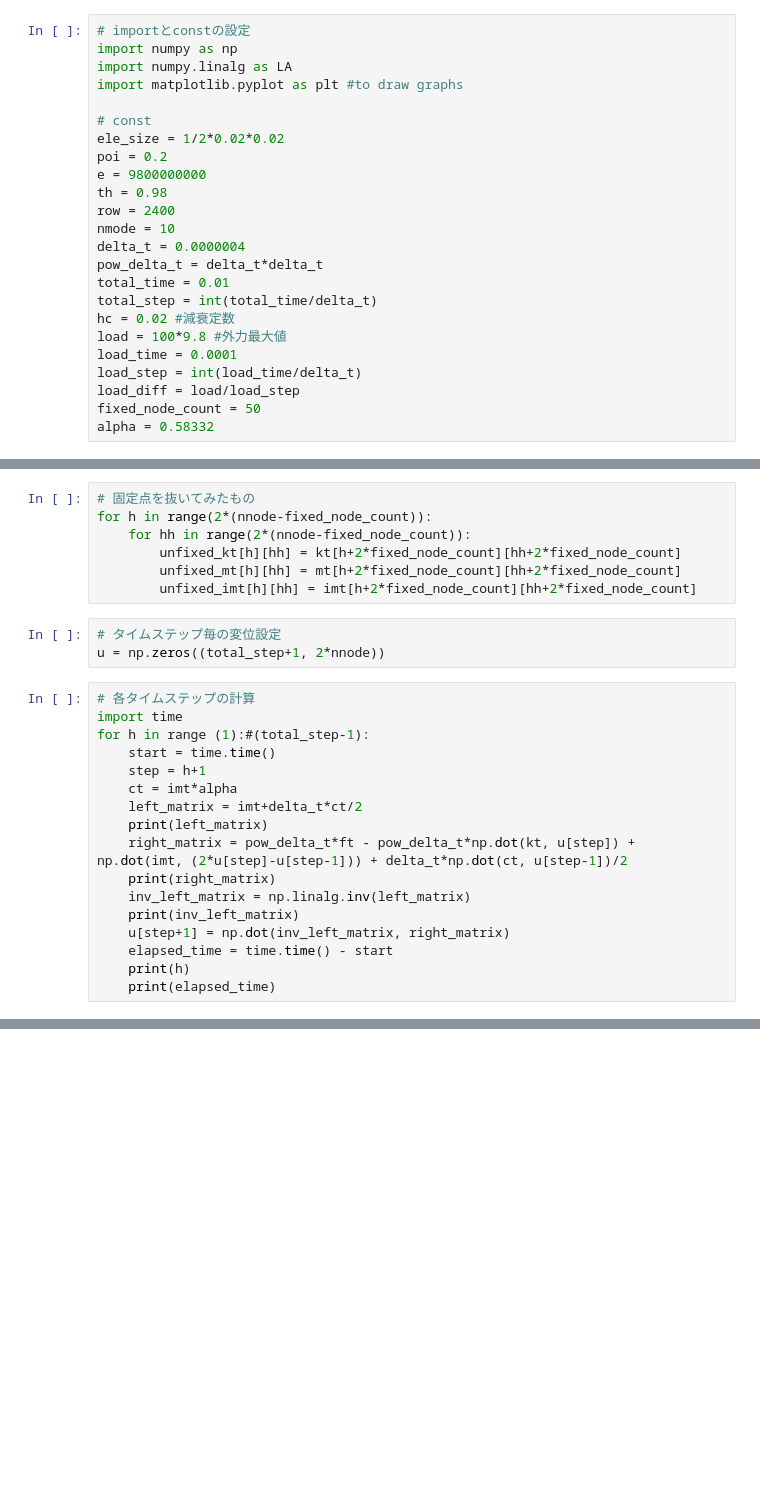
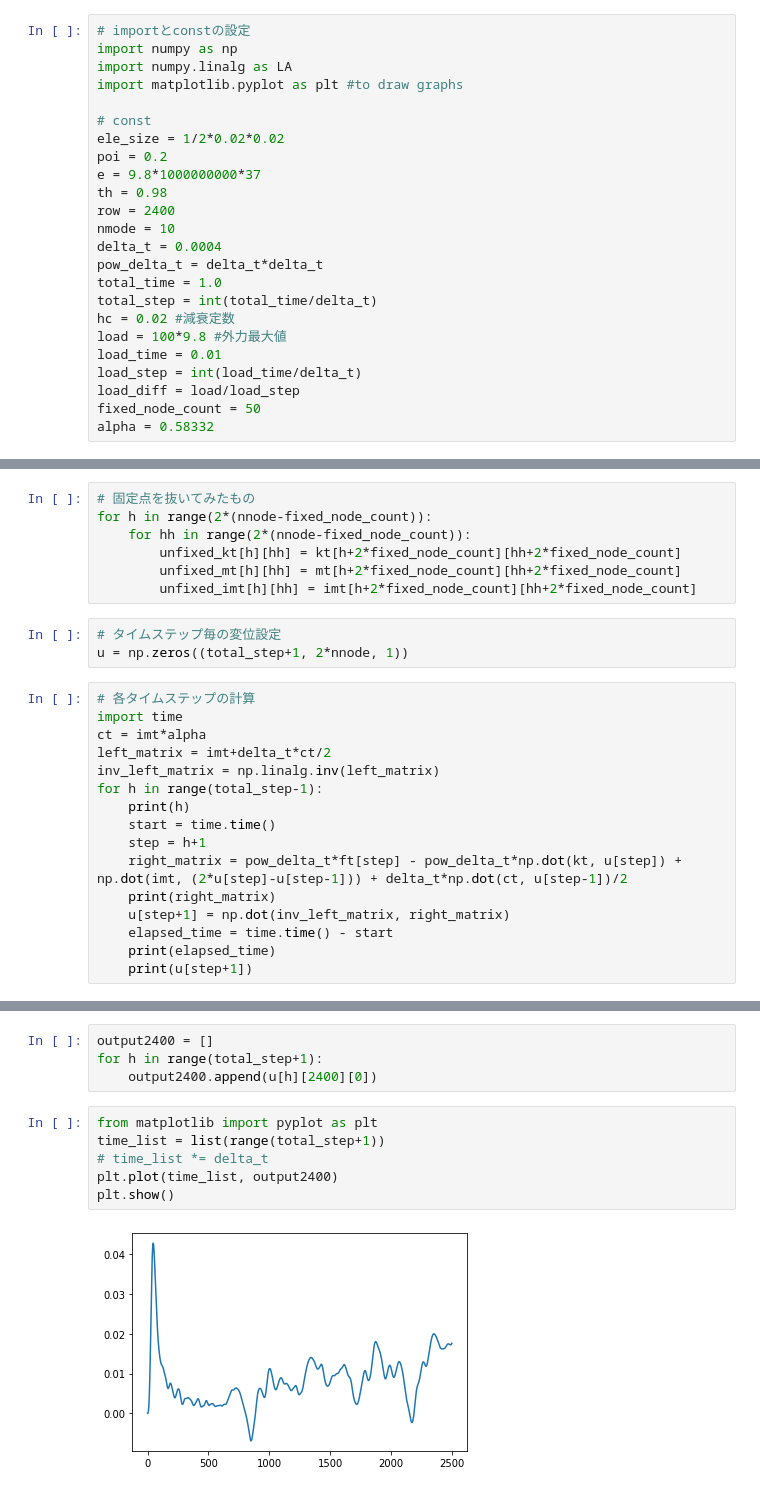
Before and after one commit to shirafuji/graduation_thesis, a Jupyter notebook: vibration_simulation/explicit_method.ipynb, the cells around one changed output, grey strips where cells are left out. Cells and saved outputs as stored; diff of their text form; blank space fills up the shorter version.

```diff
--- a/vibration_simulation/explicit_method.ipynb
+++ b/vibration_simulation/explicit_method.ipynb
@@ -7,17 +7,17 @@ import matplotlib.pyplot as plt #to draw graphs
 # const
 ele_size = 1/2*0.02*0.02
 poi = 0.2
-e = 9800000000
+e = 9.8*1000000000*37
 th = 0.98
 row = 2400
 nmode = 10
-delta_t = 0.0000004
+delta_t = 0.0004
 pow_delta_t = delta_t*delta_t
-total_time = 0.01
+total_time = 1.0
 total_step = int(total_time/delta_t)
 hc = 0.02 #減衰定数
 load = 100*9.8 #外力最大値
-load_time = 0.0001
+load_time = 0.01
 load_step = int(load_time/delta_t)
 load_diff = load/load_step
 fixed_node_count = 50
@@ -256,22 +260,21 @@ for h in range(2*(nnode-fixed_node_count)):
         unfixed_imt[h][hh] = imt[h+2*fixed_node_count][hh+2*fixed_node_count]
 # %%
 # タイムステップ毎の変位設定
-u = np.zeros((total_step+1, 2*nnode))
+u = np.zeros((total_step+1, 2*nnode, 1))
 # %%
 # 各タイムステップの計算
 import time
-for h in range (1):#(total_step-1):
+ct = imt*alpha
+left_matrix = imt+delta_t*ct/2
+inv_left_matrix = np.linalg.inv(left_matrix)
+for h in range(total_step-1):
+    print(h)
     start = time.time()
     step = h+1
-    ct = imt*alpha
-    left_matrix = imt+delta_t*ct/2
-    print(left_matrix)
-    right_matrix = pow_delta_t*ft - pow_delta_t*np.dot(kt, u[step]) + np.dot(imt, (2*u[step]-u[step-1])) + delta_t*np.dot(ct, u[step-1])/2
+    right_matrix = pow_delta_t*ft[step] - pow_delta_t*np.dot(kt, u[step]) + np.dot(imt, (2*u[step]-u[step-1])) + delta_t*np.dot(ct, u[step-1])/2
     print(right_matrix)
-    inv_left_matrix = np.linalg.inv(left_matrix)
-    print(inv_left_matrix)
     u[step+1] = np.dot(inv_left_matrix, right_matrix)
     elapsed_time = time.time() - start
-    print(h)
     print(elapsed_time)
+    print(u[step+1])
 # %% [output]
@@ -284,0 +298,12 @@ for h in range (1):#(total_step-1):
+# %%
+output2400 = []
+for h in range(total_step+1):
+    output2400.append(u[h][2400][0])
+# %%
+from matplotlib import pyplot as plt
+time_list = list(range(total_step+1))
+# time_list *= delta_t
+plt.plot(time_list, output2400)
+plt.show()
+# %% [output]
+[figure, added]
```
Also changed, not shown: parts of 13 cells of this notebook, 1 other file.
